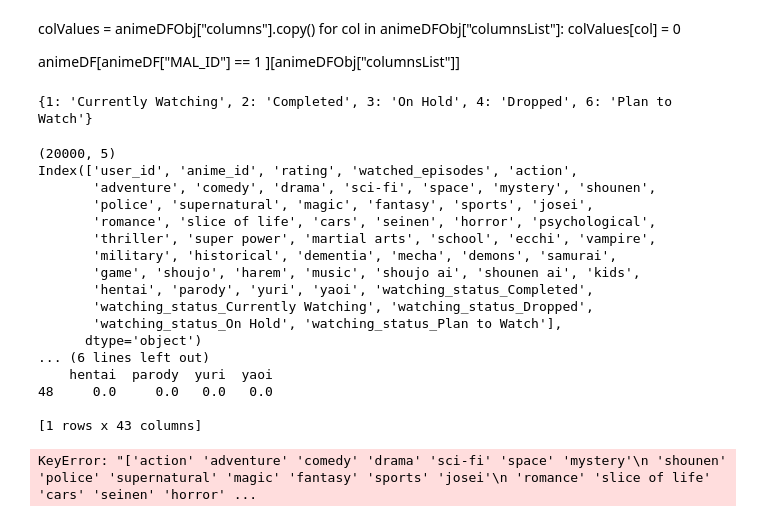
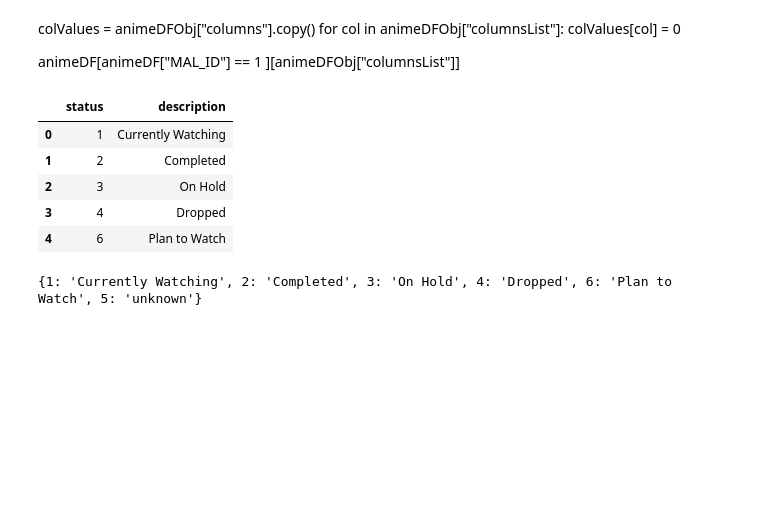
Before and after one commit to vaaghu/recommendation, a Jupyter notebook: main.ipynb, the cells around one changed output. Saved outputs shown, nothing was run; the diff lists cells and outputs as text; code cells hidden in the pictures; blank space fills up the shorter version.

```diff
--- a/main.ipynb
+++ b/main.ipynb
@@ -69,12 +76,22 @@ for chunkColumn in columns:
 
 
     animeDF = animeDF.apply(lambda x: Genres(x,animeDFObj,False),axis = 1)
+# %%
+pd.read_csv(datasets_location + 'watching_status.csv')
+# %% [output]
+|  | status | description |
+| 0 | 1 | Currently Watching |
+| 1 | 2 | Completed |
+| 2 | 3 | On Hold |
+| 3 | 4 | Dropped |
+| 4 | 6 | Plan to Watch |
 # %%
-watching_status = pd.read_csv('watching_status.csv')
+watching_status = pd.read_csv(datasets_location + 'watching_status.csv')
 watching_statusObj = {}
 for i in watching_status[["status"," description"]].values:
     # print(i)
     watching_statusObj[i[0]] = i[1]
+watching_statusObj[5] = "unknown"
 print(watching_statusObj)
 # %% [output]
-{1: 'Currently Watching', 2: 'Completed', 3: 'On Hold', 4: 'Dropped', 6: 'Plan to Watch'}
+{1: 'Currently Watching', 2: 'Completed', 3: 'On Hold', 4: 'Dropped', 6: 'Plan to Watch', 5: 'unknown'}
@@ -81,41 +115,34 @@ print(watching_statusObj)
 # %%
-chunks = copy.copy(raw_chunks)
-for chunk in chunks:
-    print(chunk.shape)
-
+for chunk in raw_chunks:
+    # print(chunk.shape)
     chunk = pd.concat([chunk, pd.DataFrame(np.zeros((chunk.shape[0],len(animeDFObj["columnsList"])), dtype=int),columns = animeDFObj["columnsList"])], axis=1)
-    chunk["watching_status"] = chunk["watching_status"].apply(lambda x : watching_statusObj[x])
+    chunk["watching_status"].fillna(5, inplace=True)
+    chunk["watching_status"] = chunk["watching_status"].apply(lambda x : watching_statusObj[x if x else 5])
     chunk = pd.get_dummies(chunk, columns=['watching_status'])
 
     # print(chunk)
     for userid,user in chunk.groupby("user_id"):
         columnsList = animeDFObj["columnsList"]
         selected_data = animeDF.loc[animeDF["MAL_ID"] == user["anime_id"].values[0], columnsList]
-        print(user.columns)
+        # print(user[["user_id","anime_id"]])
+        temp = False
         for index in range(0,user.shape[0]):
             #user.iloc[0][columnsList] = selected_data.values[0]
-        print(selected_data)
-        break;
-    break;
+            anime_id = user.iloc[index]["anime_id"]
+            # action = user.iloc[index]["action"]
+            # print(userid,anime_id,action)
+            if(index > 0):
+                selected_data = animeDF.loc[animeDF["MAL_ID"] == anime_id, columnsList]
+                selected_data = selected_data.apply(lambda x: [calculateRemaining(temp[x.name].values[0],x.values[0])],axis = 0)
+                # print(temp.values,selected_data.values)
+                # fig, ax = plt.subplots()
+                # ax.plot(temp.values.reshape(-1), label='temp')
+                # ax.plot(selected_data.values.reshape(-1), label='selected_data')
+                # plt.legend()
+                # plt.show()
+                # clear_output(wait=True)
+
+                temp = selected_data
+            else:
+                temp = animeDF.loc[animeDF["MAL_ID"] == anime_id, columnsList]
+            chunk.loc[(chunk["user_id"] == userid) & (chunk["anime_id"] == anime_id), columnsList] = selected_data.values
-# %% [output]
-(20000, 5)
-Index(['user_id', 'anime_id', 'rating', 'watched_episodes', 'action',
-       'adventure', 'comedy', 'drama', 'sci-fi', 'space', 'mystery', 'shounen',
-       'police', 'supernatural', 'magic', 'fantasy', 'sports', 'josei',
-       'romance', 'slice of life', 'cars', 'seinen', 'horror', 'psychological',
-       'thriller', 'super power', 'martial arts', 'school', 'ecchi', 'vampire',
-       'military', 'historical', 'dementia', 'mecha', 'demons', 'samurai',
-       'game', 'shoujo', 'harem', 'music', 'shoujo ai', 'shounen ai', 'kids',
-       'hentai', 'parody', 'yuri', 'yaoi', 'watching_status_Completed',
-       'watching_status_Currently Watching', 'watching_status_Dropped',
-       'watching_status_On Hold', 'watching_status_Plan to Watch'],
-      dtype='object')
-... (6 lines left out)
-    hentai  parody  yuri  yaoi
-48     0.0     0.0   0.0   0.0
-
-[1 rows x 43 columns]
-# %%
-user.iloc[0][columnsList] = selected_data.values[0]
-# %% [output]
-KeyError: "['action' 'adventure' 'comedy' 'drama' 'sci-fi' 'space' 'mystery'\n 'shounen' 'police' 'supernatural' 'magic' 'fantasy' 'sports' 'josei'\n 'romance' 'slice of life' 'cars' 'seinen' 'horror' ...
```
Also changed, not shown: parts of 14 cells of this notebook.
